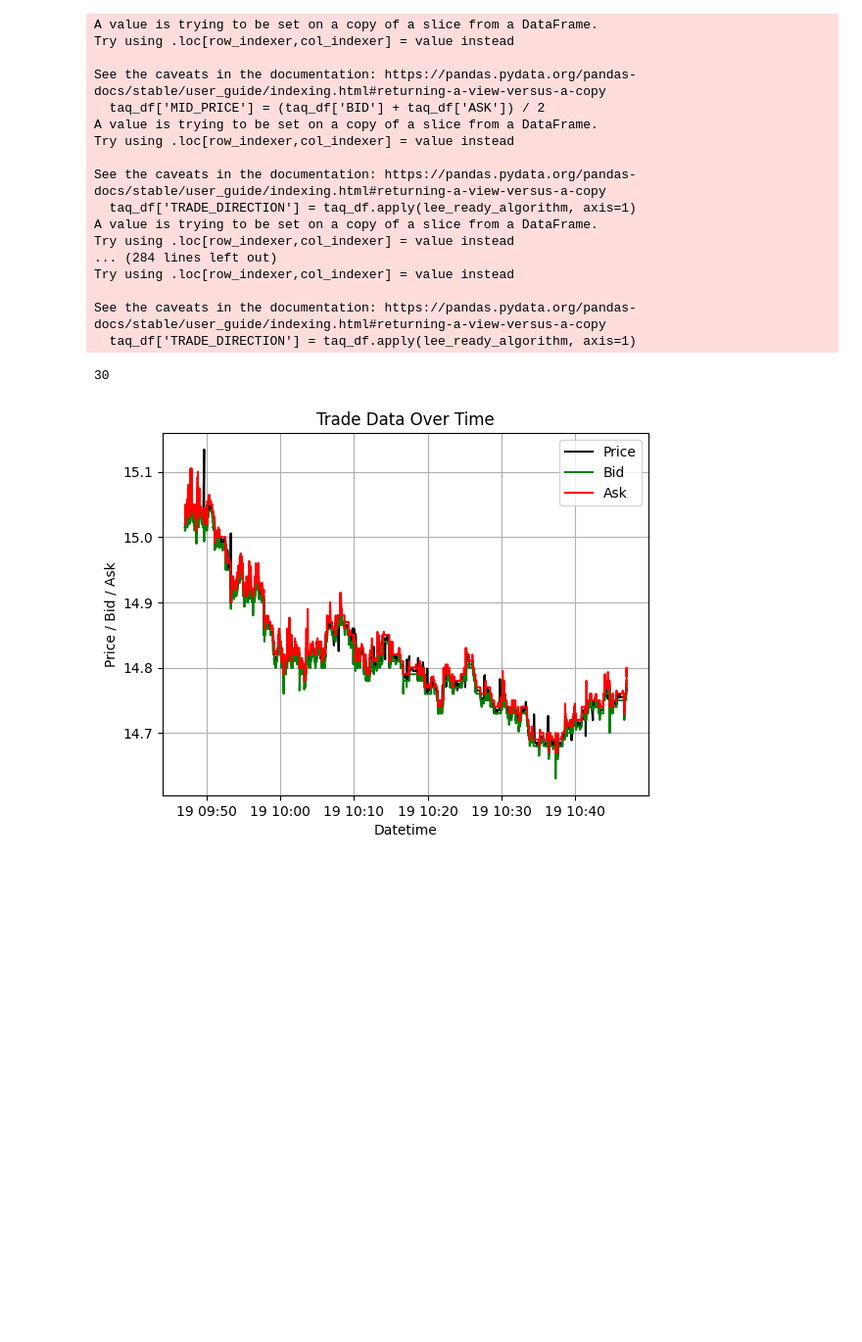
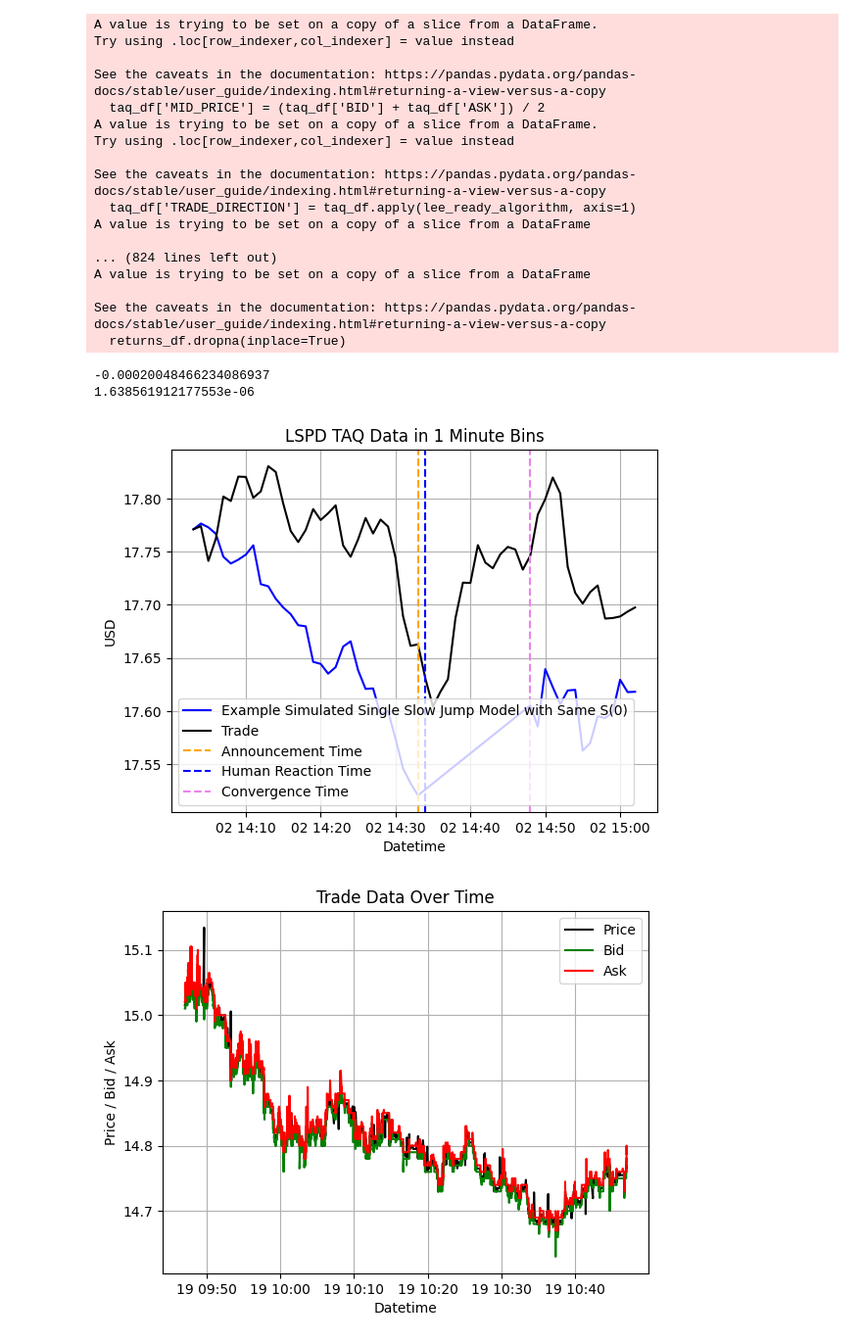
Before and after one commit to XanderGardner/senior_thesis, a Jupyter notebook: analysis.ipynb, the cells around one changed output. Shown: that part at 98% size. Saved outputs shown, nothing was run; the diff lists cells and outputs as text; code cells hidden in the pictures; blank space fills up the shorter version.

Commit message:
added code for model parameter prediction and simulation

```diff
--- a/analysis.ipynb
+++ b/analysis.ipynb
@@ -4,7 +4,7 @@ import pandas as pd
 
 a = model_store()
 
-print(len(a.get_models()))
+test_model = a.get_models()[0]
 # %% [output]
 A value is trying to be set on a copy of a slice from a DataFrame.
 Try using .loc[row_indexer,col_indexer] = value instead
@@ -16,14 +16,24 @@ Try using .loc[row_indexer,col_indexer] = value instead
 
 See the caveats in the documentation: https://pandas.pydata.org/pandas-docs/stable/user_guide/indexing.html#returning-a-view-versus-a-copy
   taq_df['TRADE_DIRECTION'] = taq_df.apply(lee_ready_algorithm, axis=1)
-A value is trying to be set on a copy of a slice from a DataFrame.
-Try using .loc[row_indexer,col_indexer] = value instead
-... (284 lines left out)
-Try using .loc[row_indexer,col_indexer] = value instead
+A value is trying to be set on a copy of a slice from a DataFrame
+
+... (824 lines left out)
+A value is trying to be set on a copy of a slice from a DataFrame
 
 See the caveats in the documentation: https://pandas.pydata.org/pandas-docs/stable/user_guide/indexing.html#returning-a-view-versus-a-copy
-  taq_df['TRADE_DIRECTION'] = taq_df.apply(lee_ready_algorithm, axis=1)
+  returns_df.dropna(inplace=True)
-30
+# %%
+# test
+print(test_model.mu_hat)
+print(test_model.sigma_squared_hat)
+# %% [output]
+-0.00020048466234086937
+1.638561912177553e-06
+# %%
+test_model.plot_single_slow_jump_model_simulation()
+# %% [output]
+[figure, added]
 # %%
 i = 8
 print(a.get_models()[i].plot_trades_and_quotes())
```
Also changed, not shown: 1 other file.
